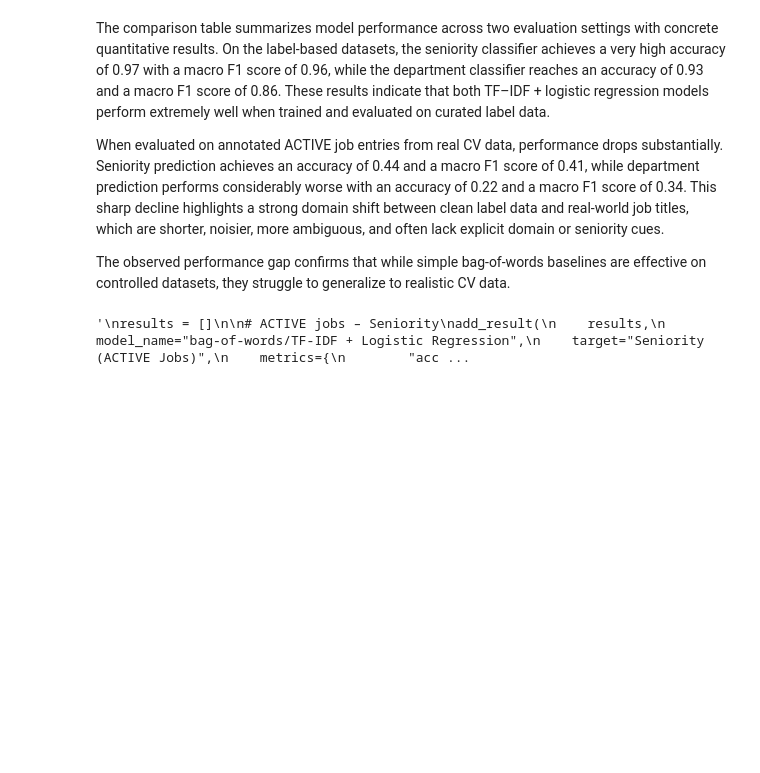
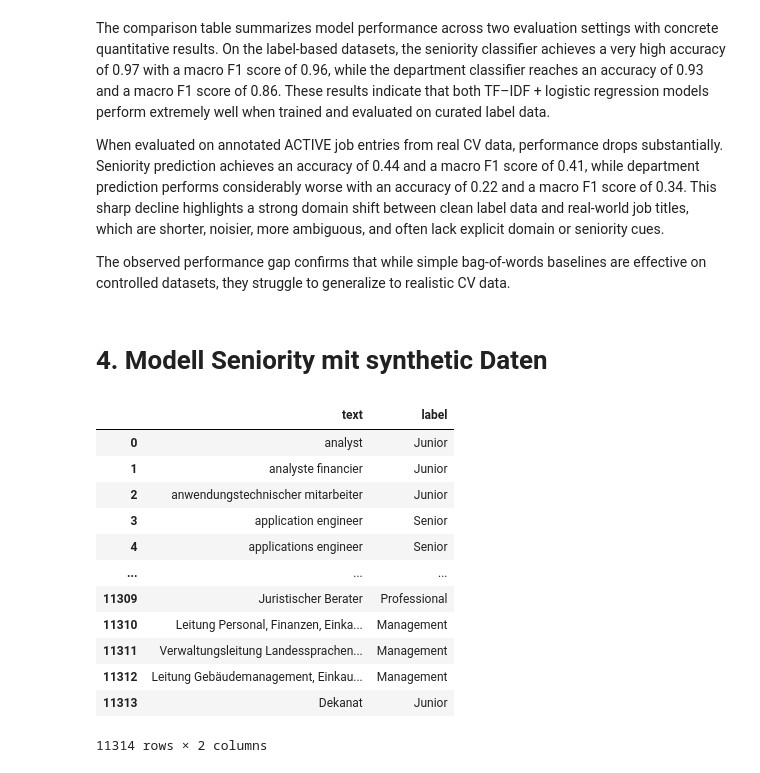
Before and after one commit to luisadosch/nlp-job-title-classification-benchmark-snapaddy, a Jupyter notebook: model6_Bag_of_Words_TF–IDF_+_Logistic_Regression.ipynb, the cells around one changed output. Drawn from its saved outputs; the diff is of its cells as text; code cells hidden in the pictures; blank space fills up the shorter version.

```diff
--- a/model6_Bag_of_Words_TF–IDF_+_Logistic_Regression.ipynb
+++ b/model6_Bag_of_Words_TF–IDF_+_Logistic_Regression.ipynb
@@ -489,35 +489,44 @@ The comparison table summarizes model performance across two evaluation settings
 When evaluated on annotated ACTIVE job entries from real CV data, performance drops substantially. Seniority prediction achieves an accuracy of 0.44 and a macro F1 score of 0.41, while department prediction performs considerably worse with an accuracy of 0.22 and a macro F1 score of 0.34. This sharp decline highlights a strong domain shift between clean label data and real-world job titles, which are shorter, noisier, more ambiguous, and often lack explicit domain or seniority cues.
 
 The observed performance gap confirms that while simple bag-of-words baselines are effective on controlled datasets, they struggle to generalize to realistic CV data.
-# %%
-"""
-results = []
-
-# ACTIVE jobs – Seniority
-add_result(
-    results,
-    model_name="bag-of-words/TF-IDF + Logistic Regression",
-    target="Seniority (ACTIVE Jobs)",
-    metrics={
-        "accuracy": s_eval_accuracy,
-        "macro_f1": s_eval_macro_f1
-    }
-)
-
-# ACTIVE jobs – Department
-add_result(
-    results,
-    model_name="bag-of-words/TF-IDF + Logistic Regression",
-    target="Department (ACTIVE Jobs)",
-    metrics={
-        "accuracy": d_eval_accuracy,
-        "macro_f1": d_eval_macro_f1
-    }
-)
-
-save_results(results)
-
-results_df_tfidf = pd.DataFrame(results)
-results_df_tfidf"""
-# %% [output]
-'\nresults = []\n\n# ACTIVE jobs – Seniority\nadd_result(\n    results,\n    model_name="bag-of-words/TF-IDF + Logistic Regression",\n    target="Seniority (ACTIVE Jobs)",\n    metrics={\n        "acc ...
+# %% [markdown]
+# 4. Modell Seniority mit synthetic Daten
+# %%
+ORD_MAP = {
+    "Junior": 1.0,
+    "Professional": 2.0,
+    "Senior": 3.0,
+    "Lead": 4.0,
+    "Management": 5.0,
+    "Director": 6.0,
+}
+INV_ORD = {v: k for k, v in ORD_MAP.items()}
+# %%
+def add_synthetic(train_df: pd.DataFrame, synthetic_csv_relpath: str) -> pd.DataFrame:
+    syn = pd.read_csv(get_github_url(synthetic_csv_relpath))
+    syn = syn[["position", "seniority"]].copy()
+
+    id2label = {v: k for k, v in ORD_MAP.items()}
+    syn["label"] = syn["seniority"].map(id2label)
+    syn = syn.rename(columns={"position": "text"})
+    syn = syn.dropna(subset=["text", "label"])
+
+    out = pd.concat([train_df[["text", "label"]], syn[["text", "label"]]], ignore_index=True)
+    return out
+# %%
+strain_df_aug = add_synthetic(sdf, "data/results/gemini_synthetic.csv")
+strain_df_aug
+# %% [output]
+|  | text | label |
+| 0 | analyst | Junior |
+| 1 | analyste financier | Junior |
+| 2 | anwendungstechnischer mitarbeiter | Junior |
+| 3 | application engineer | Senior |
+| 4 | applications engineer | Senior |
+| ... | ... | ... |
+| 11309 | Juristischer Berater | Professional |
+| 11310 | Leitung Personal, Finanzen, Einka... | Management |
+| 11311 | Verwaltungsleitung Landessprachen... | Management |
+| 11312 | Leitung Gebäudemanagement, Einkau... | Management |
+| 11313 | Dekanat | Junior |
+11314 rows × 2 columns
```
Also changed, not shown: parts of 18 cells of this notebook.
